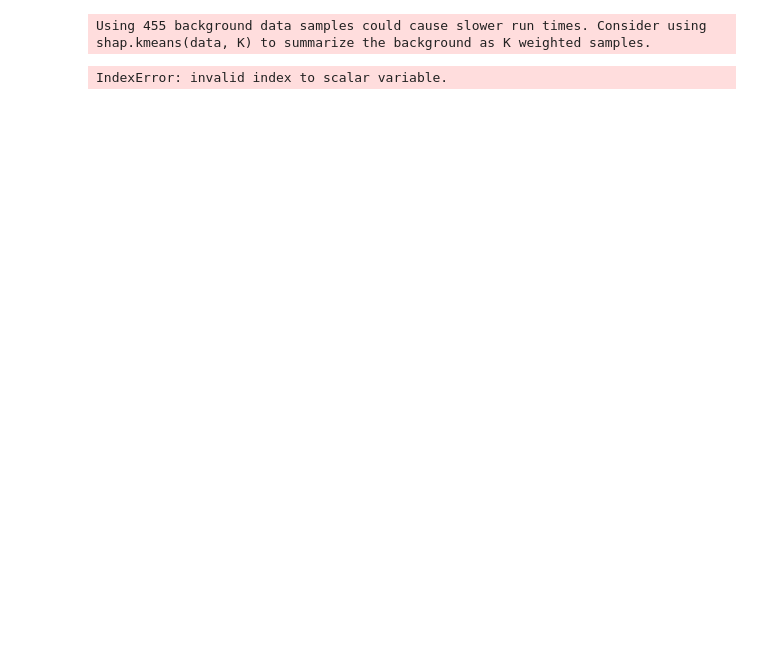
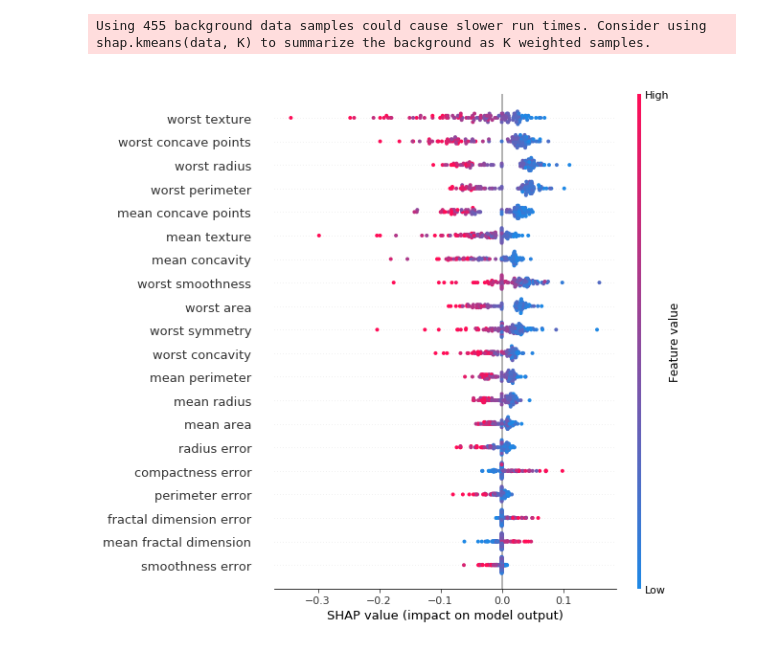
Before and after one commit to sagecodes/cancer-classification-svm, a Jupyter notebook: Cancer Classification - SVM.ipynb, the cells around one changed output. Saved outputs shown, nothing was run; the diff lists cells and outputs as text; code cells hidden in the pictures; blank space fills up the shorter version.

```diff
--- a/Cancer Classification - SVM.ipynb
+++ b/Cancer Classification - SVM.ipynb
@@ -623,6 +623,6 @@ shap_values = explainer.shap_values(X_test_scaled)
 # %% [output]
 Using 455 background data samples could cause slower run times. Consider using shap.kmeans(data, K) to summarize the background as K weighted samples.
 # %%
-shap.force_plot(explainer.expected_value[0], shap_values[0], X_test_scaled)
+shap.summary_plot(shap_values, X_test_scaled)
 # %% [output]
-IndexError: invalid index to scalar variable.
+[figure, added]
```
Also changed, not shown: parts of 1 cell of this notebook.
